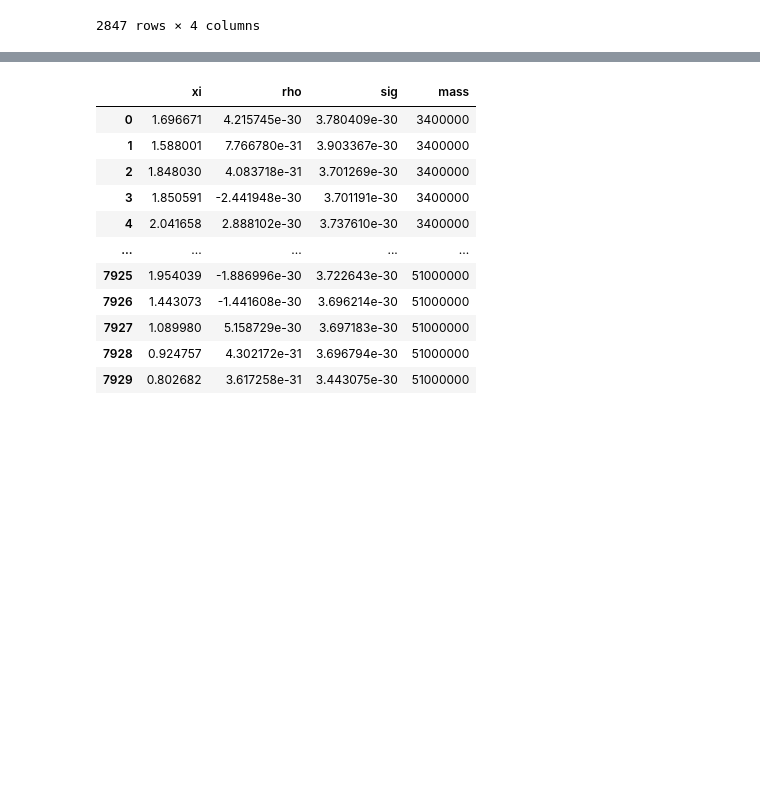
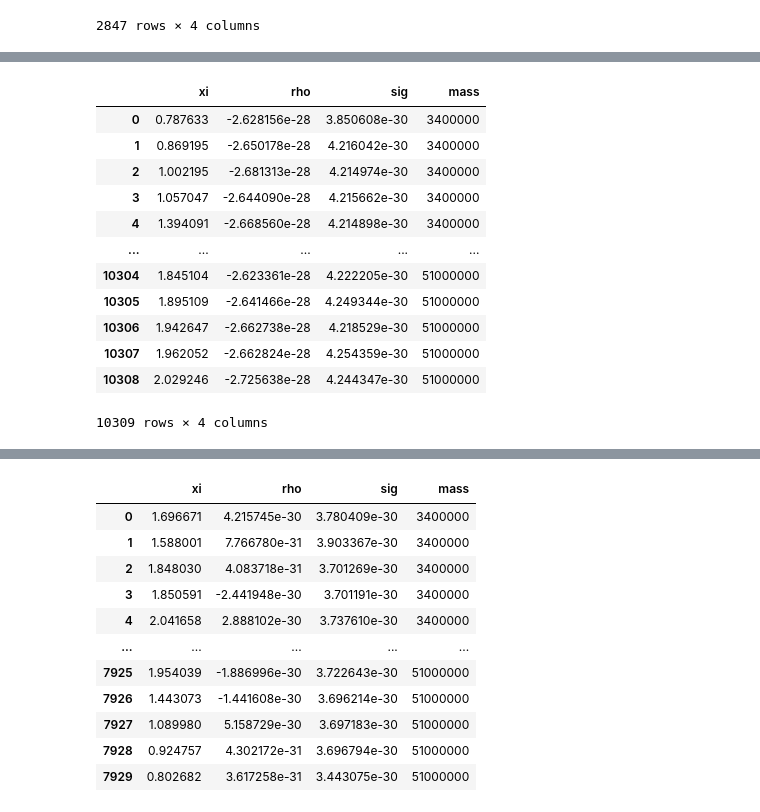
Before and after one commit to MattTMiles/VIPER_SummerSchool, a Jupyter notebook: quick_vis.ipynb, the cells around one changed output, grey strips where cells are left out. Drawn from its saved outputs; the diff is of its cells as text; code cells hidden in the pictures; blank space fills up the shorter version.

```diff
--- a/quick_vis.ipynb
+++ b/quick_vis.ipynb
@@ -212,3 +256,24 @@ mass_ave_df[mass_ave_df.mass<50000000]
+# %%
+normed_ave_rho = mass_ave_df.rho - mass_ave_df.rho.mean()
+# %%
+normed_ave = mass_ave_df
+normed_ave["rho"] = normed_ave_rho
+# %%
+normed_ave
+# %% [output]
+|  | xi | rho | sig | mass |
+| 0 | 0.787633 | -2.628156e-28 | 3.850608e-30 | 3400000 |
+| 1 | 0.869195 | -2.650178e-28 | 4.216042e-30 | 3400000 |
+| 2 | 1.002195 | -2.681313e-28 | 4.214974e-30 | 3400000 |
+| 3 | 1.057047 | -2.644090e-28 | 4.215662e-30 | 3400000 |
+| 4 | 1.394091 | -2.668560e-28 | 4.214898e-30 | 3400000 |
+| ... | ... | ... | ... | ... |
+| 10304 | 1.845104 | -2.623361e-28 | 4.222205e-30 | 51000000 |
+| 10305 | 1.895109 | -2.641466e-28 | 4.249344e-30 | 51000000 |
+| 10306 | 1.942647 | -2.662738e-28 | 4.218529e-30 | 51000000 |
+| 10307 | 1.962052 | -2.662824e-28 | 4.254359e-30 | 51000000 |
+| 10308 | 2.029246 | -2.725638e-28 | 4.244347e-30 | 51000000 |
+10309 rows × 4 columns
 # %%
 g = sns.relplot(data=mass_ave_df, x='xi', y='rho', hue='mass', kind="line",aspect=2.5)
 #g.set(yscale="log")
```
Also changed, not shown: parts of 5 cells of this notebook, 3 other files.
